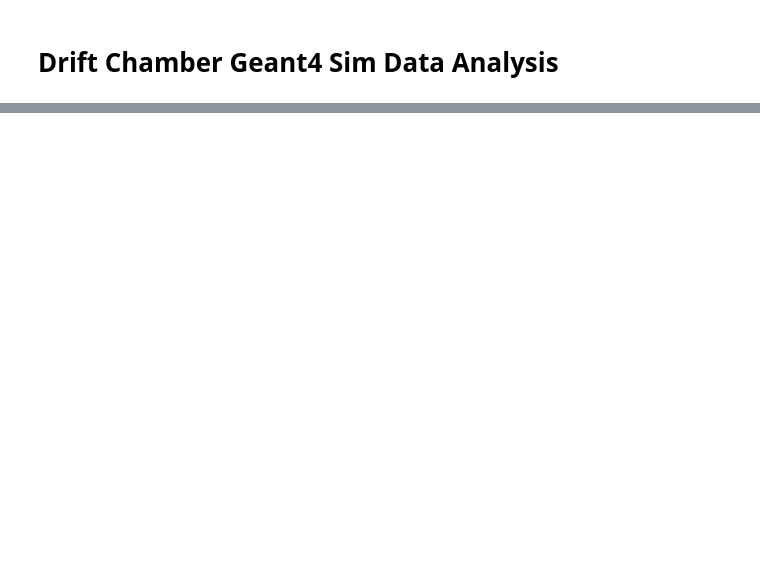
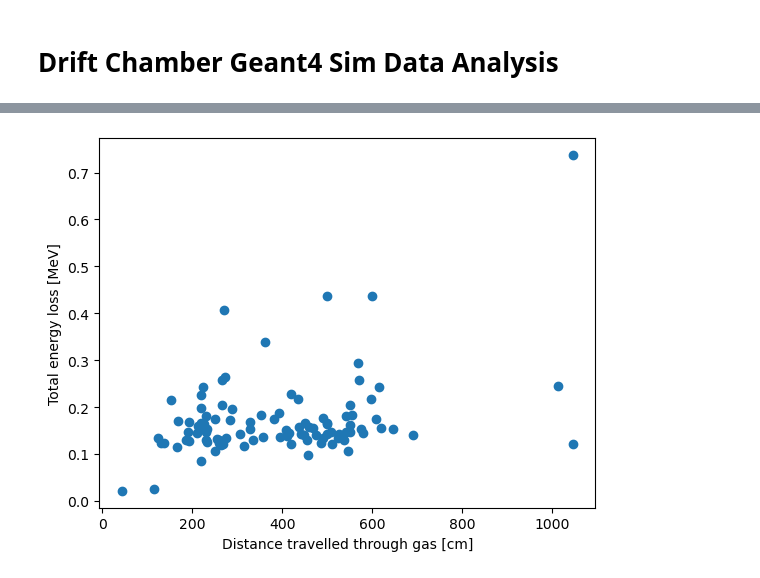
Before and after one commit to JayPRobertson/Belle-II, a Jupyter notebook: Python/geant4_data_analysis.ipynb, the cells around one changed output, grey strips where cells are left out. Drawn from its saved outputs; the diff is of its cells as text; code cells hidden in the pictures; blank space fills up the shorter version.

```diff
--- a/Python/geant4_data_analysis.ipynb
+++ b/Python/geant4_data_analysis.ipynb
@@ -9,13 +9,16 @@ import random
 
 #%matplotlib widget
 # %%
+# Get gas hit data
 events_df = pd.read_csv(f'csv/hits/event_action_data.csv')
 events_df['energies_'] = events_df['energies'].str.split('|')
 events_df['hitx_'] = events_df['hitx'].str.split('|')
 events_df['hity_'] = events_df['hity'].str.split('|')
 events_df['hitz_'] = events_df['hitz'].str.split('|')
+events_df = events_df.drop(columns=['energies', 'hitx', 'hity', 'hitz'])
 
-events_df = events_df.drop(columns=['energies', 'hitx', 'hity', 'hitz'])
+# Get initial step data
+steps_df = pd.read_csv(f'csv/hits/init_step_data.csv')
 # %%
 def data_for_cylinder(r_outer, r_inner, res, height):
     theta = np.linspace(0, 2 * np.pi, res)
@@ -69,0 +76,44 @@ Text(0.5, 0, 'hitz [mm]')
+# %%
+def get_distance(hit, step):
+    lastx = step["initx"]
+    lasty = step["inity"]
+    lastz = step["initz"]
+    dist = 0
+
+    for i in range(len(hit)-1):
+        try:
+            curx = float(hit['hitx_'][i])
+            cury = float(hit['hity_'][i])
+            curz = float(hit['hitz_'][i])
+            dist += np.sqrt((curx-lastx)**2 + (cury-lasty)**2 + (curz-lastz)**2)
+        except:
+            continue
+
+    return dist
+
+def plot_Eloss_over_dist(df1, df2):
+    totE = []
+    dist = []
+
+    count = 0
+
+    for i in range(len(events_df)):
+        cur_event = df1.loc[i]
+        cur_step = df2.loc[count]
+
+        if not cur_event["num_hits"]: continue
+
+        totE.append(sum([float(x) for x in cur_event['energies_'][:-1]]))
+        dist.append(get_distance(cur_event, cur_step))
+        count += 1
+
+    totE = np.array(totE)
+    tot_dis = np.array(dist) * 0.1
+
+    plt.scatter(tot_dis, totE)
+    plt.xlabel("Distance travelled through gas [cm]")
+    plt.ylabel("Total energy loss [MeV]")
+
+plot_Eloss_over_dist(events_df, steps_df)
+# %% [output]
+[figure, added]
```
Also changed, not shown: parts of 2 cells of this notebook, 5 other files.
